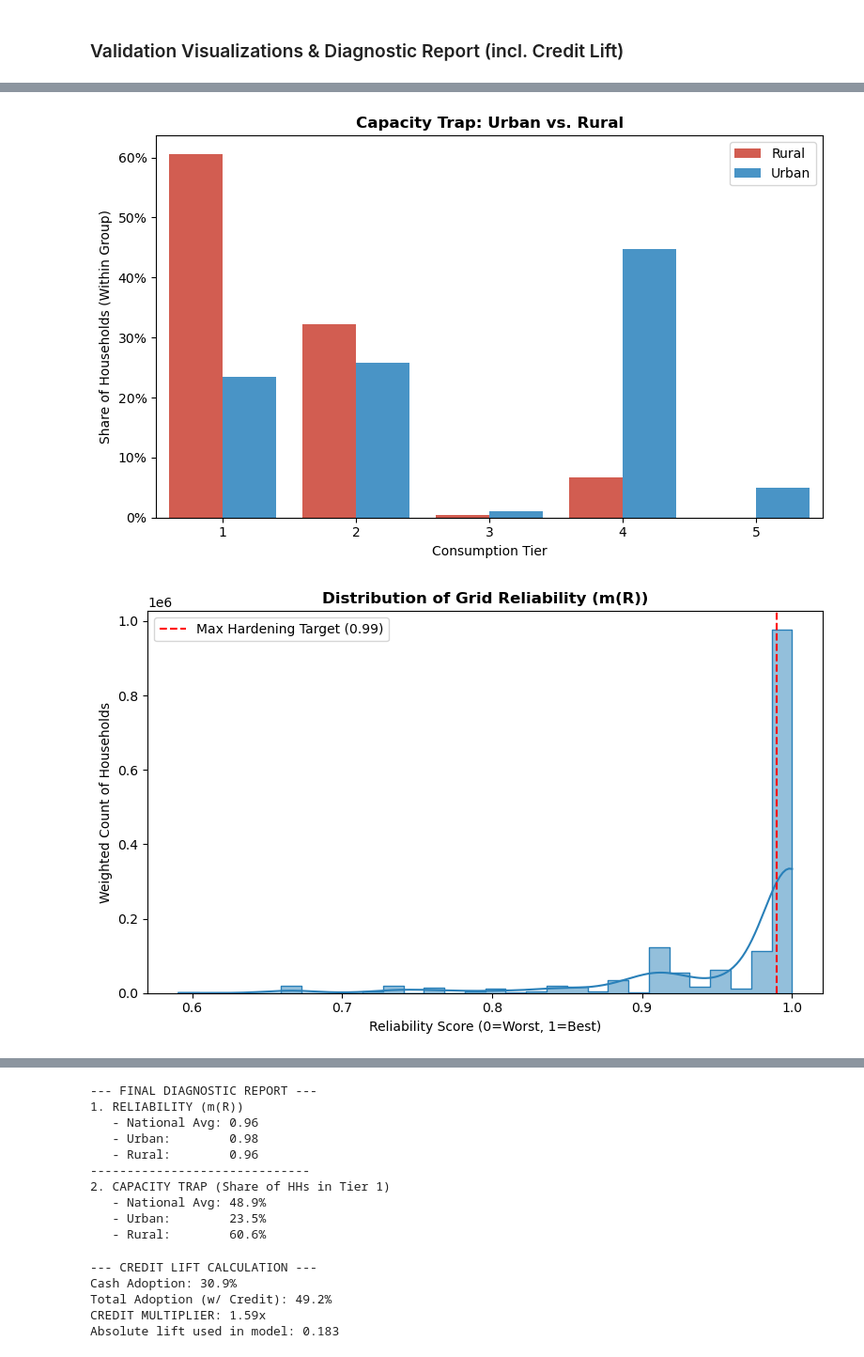
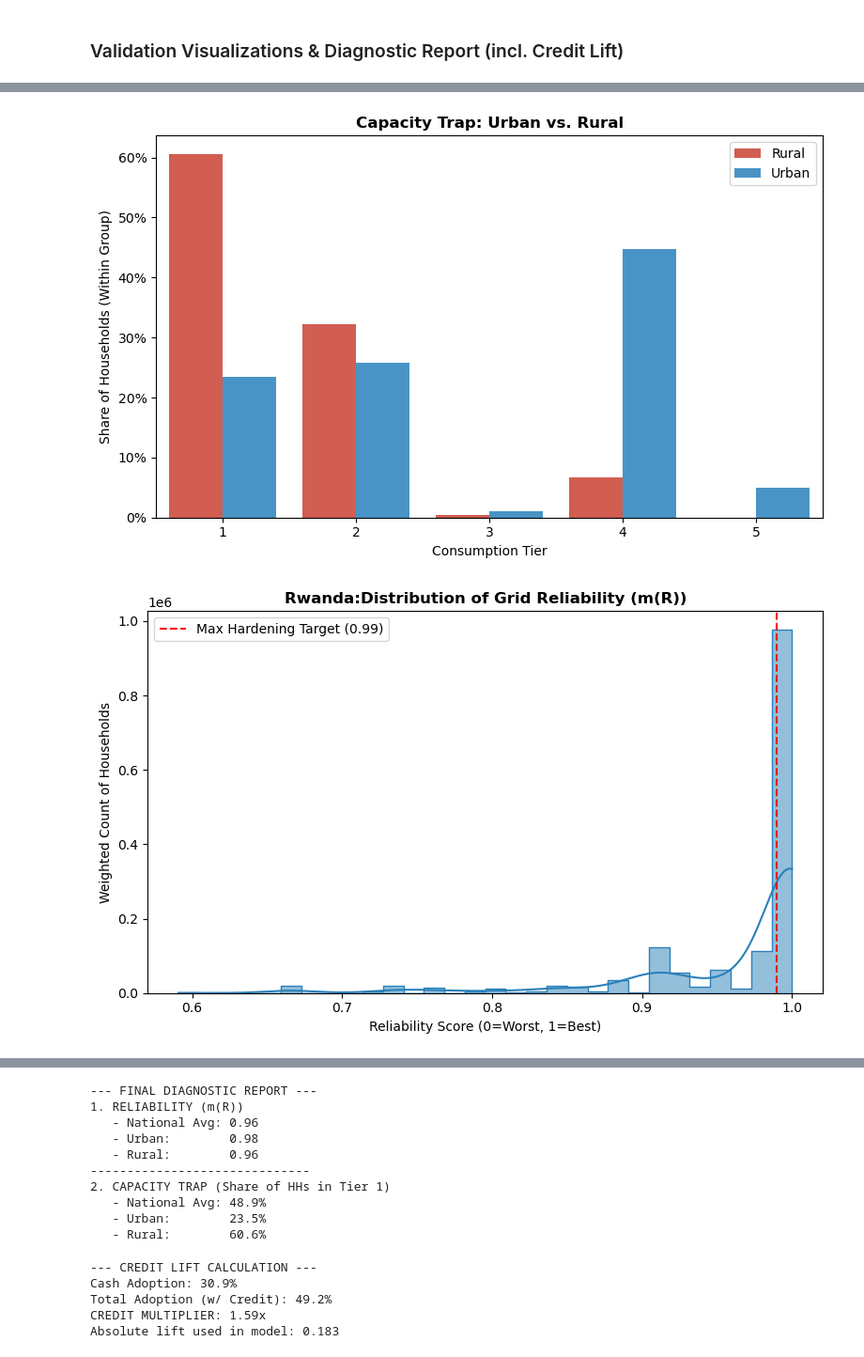
Before and after one commit to ekohgenius/phd_research_electricity_demand_traps, a Jupyter notebook: journal_paper.ipynb, the cells around one changed output, grey strips where cells are left out. Shown at 94% size. Saved outputs shown, nothing was run; the diff lists cells and outputs as text; code cells hidden in the pictures.

```diff
--- a/journal_paper.ipynb
+++ b/journal_paper.ipynb
@@ -429,7 +429,7 @@ plt.figure(figsize=(7,5))
 nat_trap = grid_users.groupby('Tier')['HH_WT'].sum().reset_index()
 nat_trap['Pct'] = nat_trap['HH_WT'] / nat_trap['HH_WT'].sum()
 sns.barplot(data=nat_trap, x='Tier', y='Pct', order=[1,2,3,4,5], color="#34495e")
-plt.title("National Capacity Trap (All Regions)", fontweight='bold')
+plt.title("Rwanda: National Capacity Tier", fontweight='bold')
 plt.ylabel("Share of Households")
 plt.xlabel("Consumption Tier")
 plt.gca().yaxis.set_major_formatter(mtick.FuncFormatter(lambda x, _: f'{x:.0%}'))
@@ -473,7 +473,7 @@ plt.show()
 plt.figure(figsize=(8,5))
 sns.histplot(data=grid_users, x='m_R', weights='HH_WT',
              bins=30, kde=True, color="#2980b9", element="step")
-plt.title("Distribution of Grid Reliability (m(R))", fontweight='bold')
+plt.title("Rwanda:Distribution of Grid Reliability (m(R))", fontweight='bold')
 plt.xlabel("Reliability Score (0=Worst, 1=Best)")
 plt.ylabel("Weighted Count of Households")
 plt.axvline(0.99, color='red', linestyle='--', label='Max Hardening Target (0.99)')
@@ -493,7 +493,7 @@ sns.histplot(
     element="step"
 )
 
-plt.title("Distribution of Grid Reliability (m(R))", fontweight='bold')
+plt.title("Rwanda: Distribution of Grid Reliability (m(R))", fontweight='bold')
 plt.xlabel("Reliability Score (0=Worst, 1=Best)")
 plt.ylabel("Weighted Count of Households")
 
@@ -539,3 +539,3 @@ print(f"   - Rural:        {rural_trap:.1%}")
 [figure]
 [figure]
-[figure, old version]
+[figure, new version]
```
Also changed, not shown: parts of 5 cells of this notebook, 8 other files.
